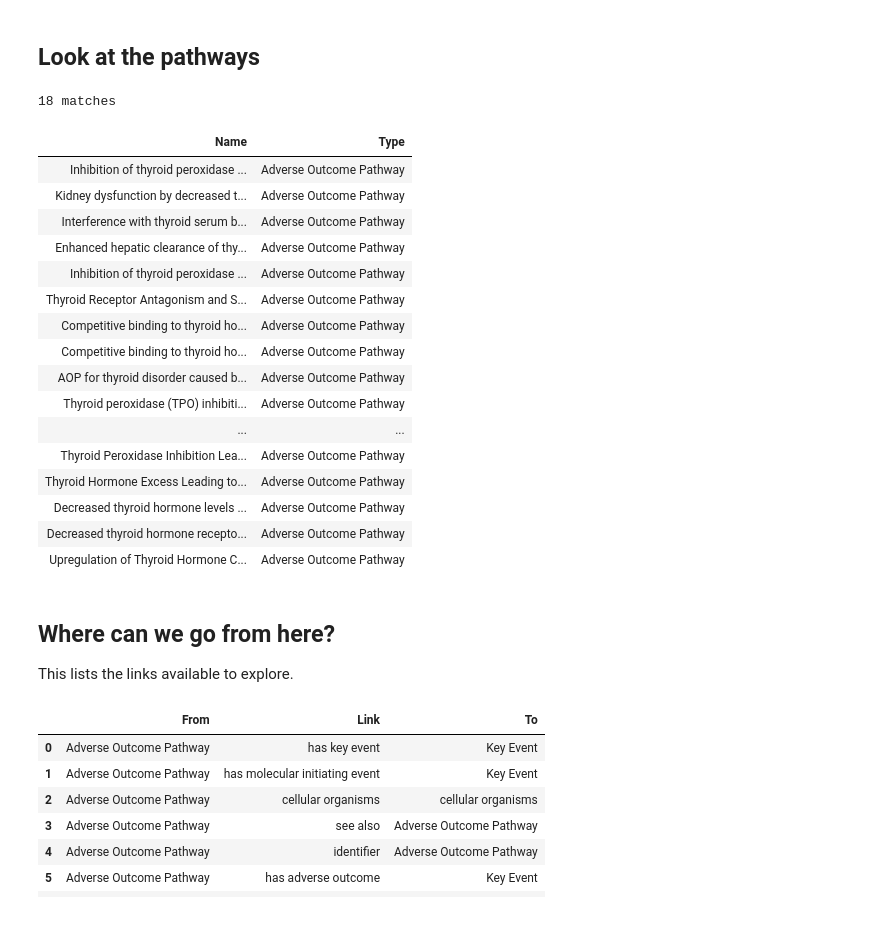
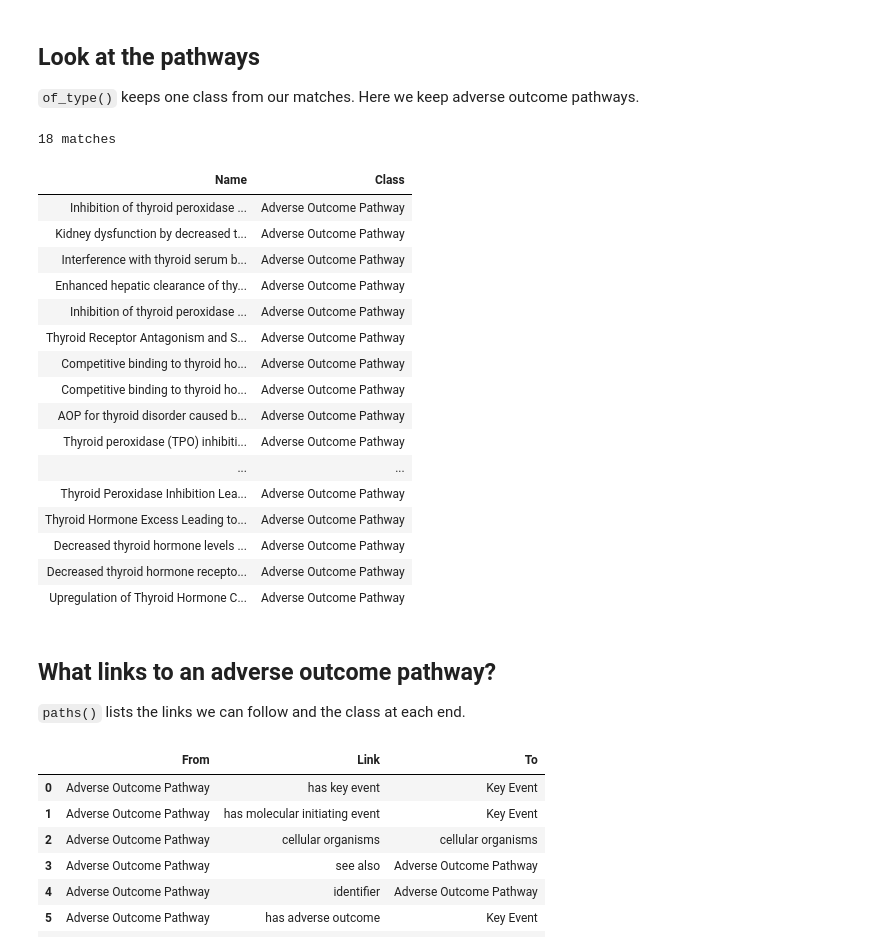
Before and after one commit to jmillanacosta/rdfsolve, a Jupyter notebook: notebooks/pydantic_clients/01_mine_explore.ipynb, the cells around one changed output. Saved outputs shown, nothing was run; the diff lists cells and outputs as text; code cells hidden in the pictures; blank space fills up the shorter version.

```diff
--- a/notebooks/pydantic_clients/AOPWiki_hydration.ipynb
+++ b/notebooks/pydantic_clients/01_mine_explore.ipynb
@@ -30,12 +70,14 @@ matches.types()
 | 5 | physical object quality | 4 | thyroid hormone |
 # %% [markdown]
 ## Look at the pathways
+
+`of_type()` keeps one class from our matches. Here we keep adverse outcome pathways.
 # %%
-pathways = matches.of_type("Adverse outcome pathway")
+pathways = matches.of_type("Adverse Outcome Pathway")
 pathways
 # %% [output]
 18 matches
-| Name | Type |
+| Name | Class |
 | Inhibition of thyroid peroxidase ... | Adverse Outcome Pathway |
 | Kidney dysfunction by decreased t... | Adverse Outcome Pathway |
 | Interference with thyroid serum b... | Adverse Outcome Pathway |
@@ -53,9 +95,9 @@ pathways
 | Decreased thyroid hormone recepto... | Adverse Outcome Pathway |
 | Upregulation of Thyroid Hormone C... | Adverse Outcome Pathway |
 # %% [markdown]
-## Where can we go from here?
+## What links to an adverse outcome pathway?
 
-This lists the links available to explore.
+`paths()` lists the links we can follow and the class at each end.
 # %%
 pathways.paths()
 # %% [output]
```
Also changed, not shown: parts of 23 cells of this notebook, 5 other files.
